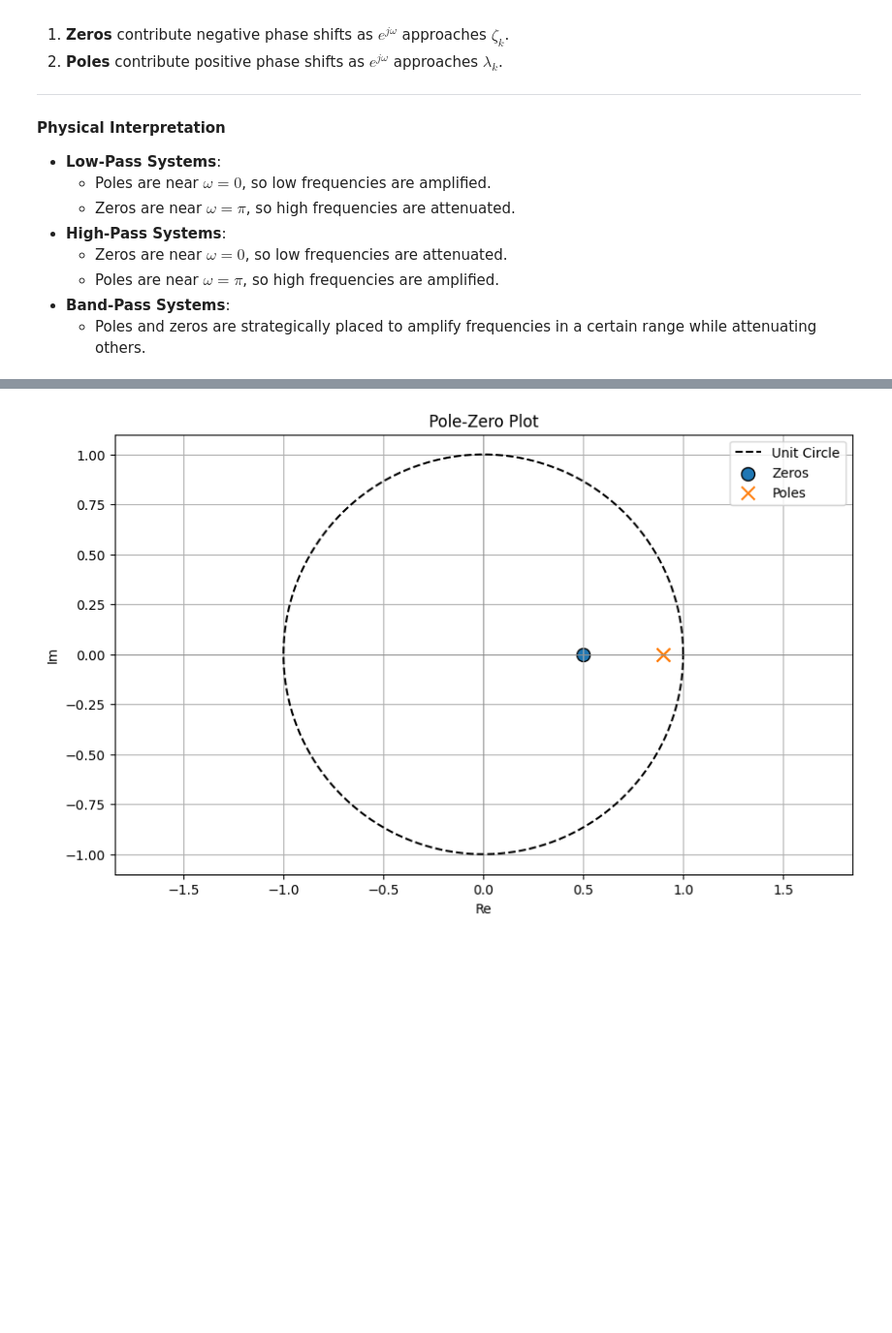
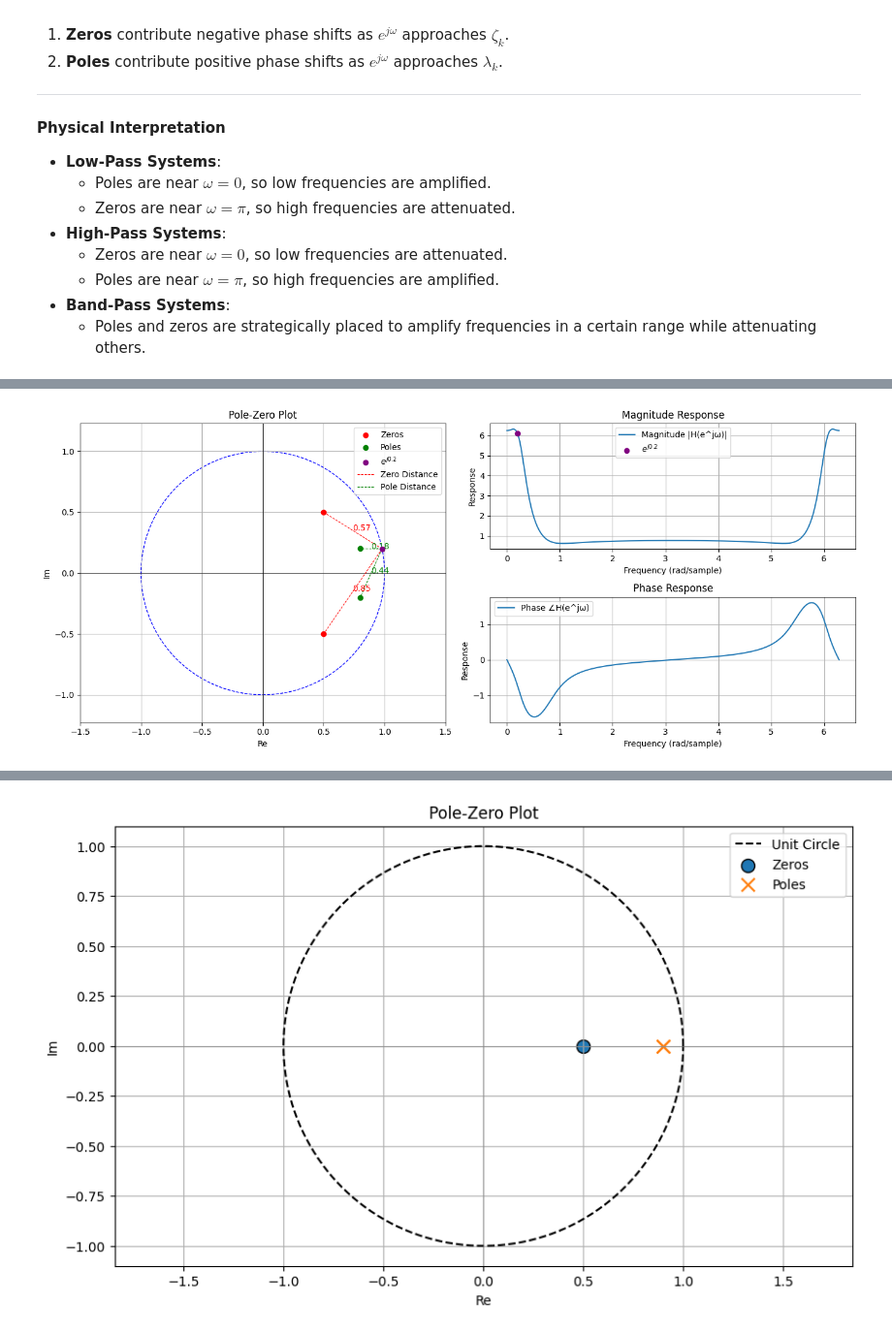
Before and after one commit to zharfanw/zhongshan_dsp_python, a Jupyter notebook: 10_Transform_DomainSystem.ipynb, the cells around one changed output, grey strips where cells are left out. Shown at 97% size. Saved outputs shown, nothing was run; the diff lists cells and outputs as text; code cells hidden in the pictures; blank space fills up the shorter version.

```diff
--- a/10_Transform_DomainSystem.ipynb
+++ b/10_Transform_DomainSystem.ipynb
@@ -462,0 +486,92 @@ plt.show()
+# %%
+import numpy as np
+import matplotlib.pyplot as plt
+
+# Define poles and zeros (example values)
+zeros = [0.5 + 0.5j, 0.5 - 0.5j]  # Example zeros
+poles = [0.8 + 0.2j, 0.8 - 0.2j]  # Example poles
+
+# Frequency range (omega)
+omega = np.linspace(0, 2 * np.pi, 1000)
+ejw = np.exp(1j * omega)  # Points on the unit circle
+
+# Example point on the unit circle
+sample_omega = 0.2
+e_j0_2 = np.exp(1j * sample_omega)
+H_e_j0_2 = np.abs(np.prod([e_j0_2 - z for z in zeros], axis=0) / np.prod([e_j0_2 - p for p in poles], axis=0))
+
+# Compute distances from e^{j0.2} to poles and zeros
+distances_to_zeros = [np.abs(e_j0_2 - z) for z in zeros]
+distances_to_poles = [np.abs(e_j0_2 - p) for p in poles]
+
+# Compute frequency response
+numerator = np.prod([ejw - z for z in zeros], axis=0)
+denominator = np.prod([ejw - p for p in poles], axis=0)
+H = numerator / denominator
+
+# Magnitude and Phase
+magnitude = np.abs(H)
+phase = np.angle(H)
+
+# Plot the poles, zeros, and unit circle
+plt.figure(figsize=(14, 6))
+
+# Subplot 1: Pole-Zero Plot
+plt.subplot(1, 2, 1)
+plt.axhline(0, color='black', linewidth=0.5)
+plt.axvline(0, color='black', linewidth=0.5)
+circle = plt.Circle((0, 0), 1, color='blue', fill=False, linestyle='--')
+plt.gca().add_artist(circle)
+plt.scatter([z.real for z in zeros], [z.imag for z in zeros], color='red', label='Zeros', zorder=5)
+plt.scatter([p.real for p in poles], [p.imag for p in poles], color='green', label='Poles', zorder=5)
+plt.scatter(e_j0_2.real, e_j0_2.imag, color='purple', label='$e^{j0.2}$', zorder=6)
+
+# Draw lines from e^{j0.2} to each pole and zero, and annotate distances
+for i, z in enumerate(zeros):
+    plt.plot([e_j0_2.real, z.real], [e_j0_2.imag, z.imag], 'r--', linewidth=0.8, label='Zero Distance' if i == 0 else None)
+    plt.text((e_j0_2.real + z.real) / 2, (e_j0_2.imag + z.imag) / 2, f"{distances_to_zeros[i]:.2f}", color='red')
+for i, p in enumerate(poles):
+    plt.plot([e_j0_2.real, p.real], [e_j0_2.imag, p.imag], 'g--', linewidth=0.8, label='Pole Distance' if i == 0 else None)
+    plt.text((e_j0_2.real + p.real) / 2, (e_j0_2.imag + p.imag) / 2, f"{distances_to_poles[i]:.2f}", color='green')
+
+plt.title("Pole-Zero Plot")
+plt.xlabel("Re")
+plt.ylabel("Im")
+plt.axis('equal')
+plt.xlim([-1.5, 1.5])
+plt.ylim([-1.5, 1.5])
+plt.legend()
+plt.grid()
+
+# Subplot 2: Frequency Response
+plt.subplot(2, 2, 2)
+plt.plot(omega, magnitude, label="Magnitude |H(e^jω)|")
+plt.scatter(0.2, H_e_j0_2, color='purple', label='$e^{j0.2}$', zorder=6)
+plt.title("Magnitude Response")
+plt.xlabel("Frequency (rad/sample)")
+plt.ylabel("Response")
+plt.legend()
+plt.grid()
+
+# Subplot 3: Frequency Response
+plt.subplot(2, 2, 4)
+plt.plot(omega, phase, label="Phase ∠H(e^jω)")
+plt.title("Phase Response")
+plt.xlabel("Frequency (rad/sample)")
+plt.ylabel("Response")
+plt.legend()
+plt.grid()
+
+plt.tight_layout()
+plt.show()
+
+# Print distances
+print("Distances to Zeros:")
+for i, d in enumerate(distances_to_zeros):
+    print(f"Zero {i + 1}: {d:.2f}")
+
+print("\nDistances to Poles:")
+for i, d in enumerate(distances_to_poles):
+    print(f"Pole {i + 1}: {d:.2f}")
+# %% [output]
+[figure, added]
```
Also changed, not shown: parts of 5 cells of this notebook.
